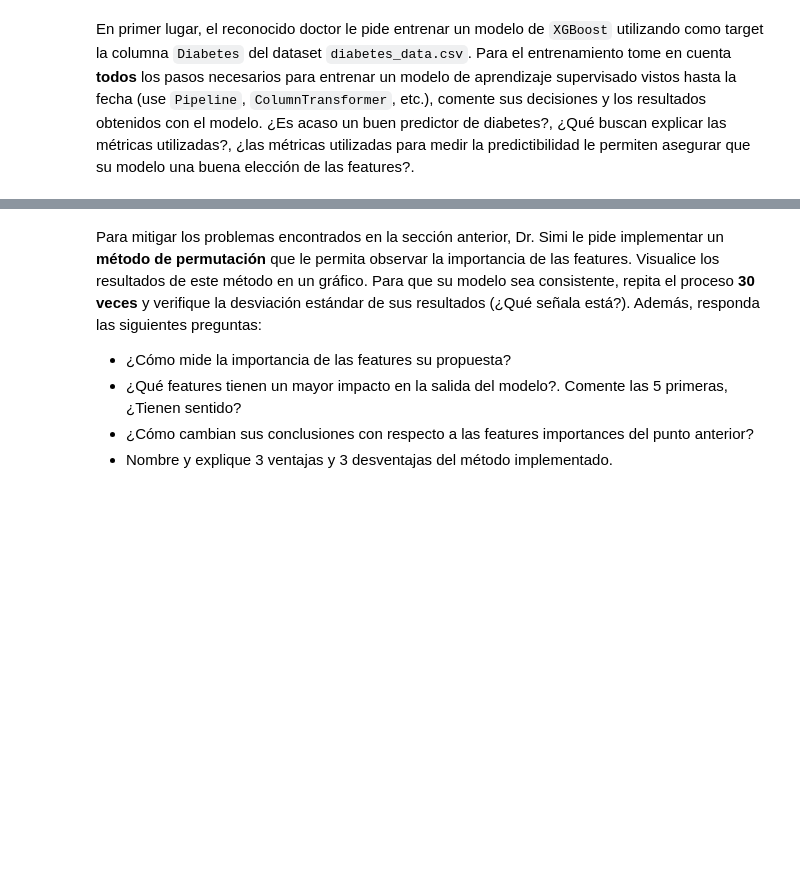
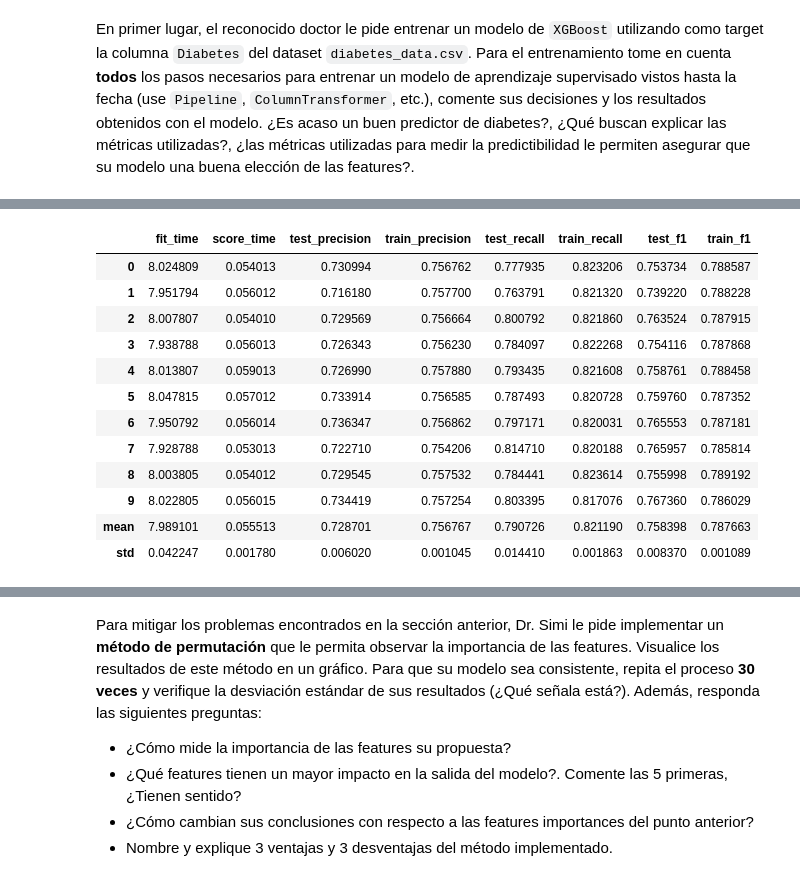
Before and after one commit to johnny-godoy/laboratorios-mds, a Jupyter notebook: 2023/lab10/laboratorio_10.ipynb, the cells around one changed output, grey strips where cells are left out. Saved outputs shown, nothing was run; the diff lists cells and outputs as text; code cells hidden in the pictures; blank space fills up the shorter version.

```diff
--- a/2023/lab10/laboratorio_10.ipynb
+++ b/2023/lab10/laboratorio_10.ipynb
@@ -81,0 +89,22 @@ En primer lugar, el reconocido doctor le pide entrenar un modelo de `XGBoost` ut
+# %%
+def tabla_evaluacion(*args, **kwargs) -> pd.DataFrame:
+    """
+    Retorna una tabla con los resultados de cross_validate.
+
+    Parametros
+    ----------
+    *args : list
+        Lista de argumentos para cross_validate.
+    **kwargs : dict
+        Diccionario de argumentos para cross_validate.
+
+    Returns
+    -------
+    pd.DataFrame
+        Tabla con los resultados de cross_validate.
+
+    """
+    df_eval = pd.DataFrame(cross_validate(*args, **kwargs))
+    concat = pd.concat((df_eval, df_eval.agg(("mean", "std"))), ignore_index=True)
+    concat.index = [*range(len(concat) - 2), "mean", "std"]
+    return concat
@@ -81,0 +124,34 @@ En primer lugar, el reconocido doctor le pide entrenar un modelo de `XGBoost` ut
+# %%
+clf = make_pipeline(
+    OrdinalEncoder(
+        dtype=np.float32,  # Más eficiente para XGBoost
+        handle_unknown="use_encoded_value",  # Evita errores en el test set
+        unknown_value=-1,  # Valor no importa, pero debe ser distinto a los demás
+    ),
+    xgb.XGBClassifier(),
+)
+clf.set_output(transform="pandas")
+df_eval = tabla_evaluacion(
+    clf,
+    X,
+    y,
+    return_train_score=True,
+    cv=10,
+    scoring=("precision", "recall", "f1"),
+    n_jobs=-2,
+)
+df_eval
+# %% [output]
+|  | fit_time | score_time | test_precision | train_precision | test_recall | train_recall | test_f1 | train_f1 |
+| 0 | 8.024809 | 0.054013 | 0.730994 | 0.756762 | 0.777935 | 0.823206 | 0.753734 | 0.788587 |
+| 1 | 7.951794 | 0.056012 | 0.716180 | 0.757700 | 0.763791 | 0.821320 | 0.739220 | 0.788228 |
+| 2 | 8.007807 | 0.054010 | 0.729569 | 0.756664 | 0.800792 | 0.821860 | 0.763524 | 0.787915 |
+| 3 | 7.938788 | 0.056013 | 0.726343 | 0.756230 | 0.784097 | 0.822268 | 0.754116 | 0.787868 |
+| 4 | 8.013807 | 0.059013 | 0.726990 | 0.757880 | 0.793435 | 0.821608 | 0.758761 | 0.788458 |
+| 5 | 8.047815 | 0.057012 | 0.733914 | 0.756585 | 0.787493 | 0.820728 | 0.759760 | 0.787352 |
+| 6 | 7.950792 | 0.056014 | 0.736347 | 0.756862 | 0.797171 | 0.820031 | 0.765553 | 0.787181 |
+| 7 | 7.928788 | 0.053013 | 0.722710 | 0.754206 | 0.814710 | 0.820188 | 0.765957 | 0.785814 |
+| 8 | 8.003805 | 0.054012 | 0.729545 | 0.757532 | 0.784441 | 0.823614 | 0.755998 | 0.789192 |
+| 9 | 8.022805 | 0.056015 | 0.734419 | 0.757254 | 0.803395 | 0.817076 | 0.767360 | 0.786029 |
+| mean | 7.989101 | 0.055513 | 0.728701 | 0.756767 | 0.790726 | 0.821190 | 0.758398 | 0.787663 |
+| std | 0.042247 | 0.001780 | 0.006020 | 0.001045 | 0.014410 | 0.001863 | 0.008370 | 0.001089 |
```
Also changed, not shown: parts of 12 cells of this notebook.
